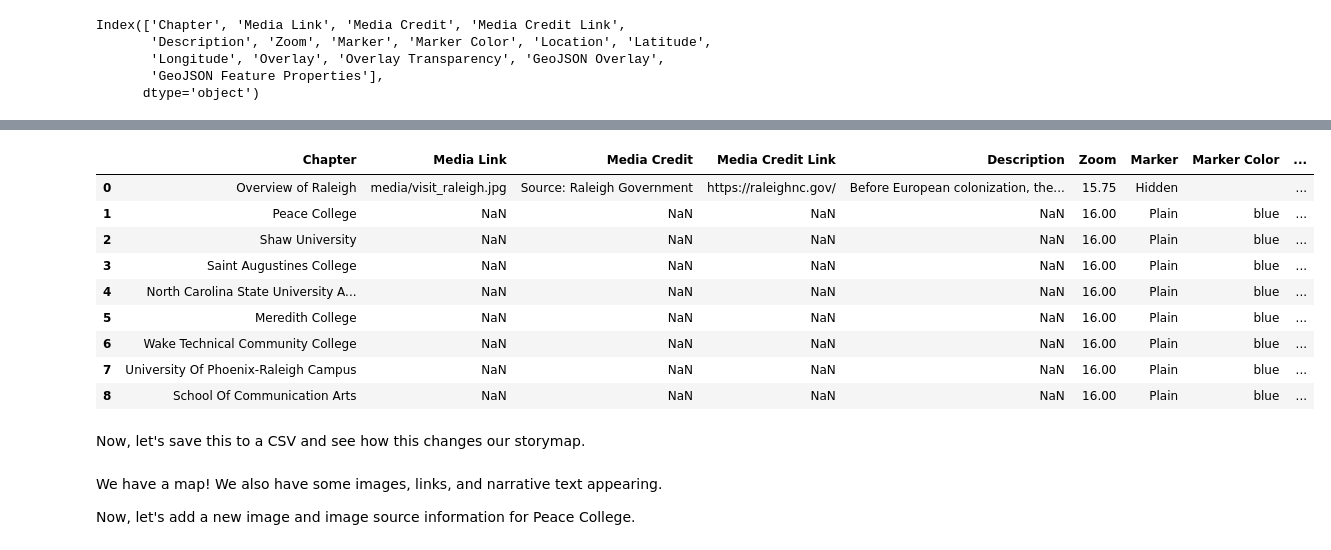
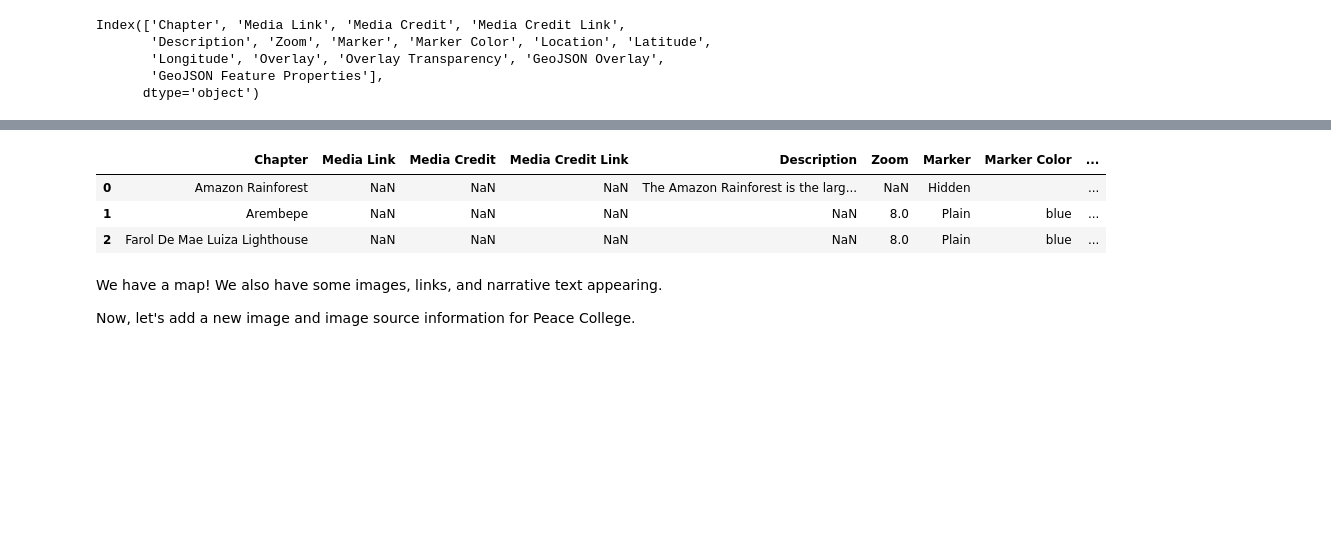
Before and after one commit to EvarikaArkana/gis495-leaf-story-25, a Jupyter notebook: storymap.ipynb, the cells around one changed output, grey strips where cells are left out. Cells and saved outputs as stored; diff of their text form; code cells hidden in the pictures; blank space fills up the shorter version.

```diff
--- a/storymap.ipynb
+++ b/storymap.ipynb
@@ -235,31 +204,29 @@ Index(['Chapter', 'Media Link', 'Media Credit', 'Media Credit Link',
       dtype='object')
 # %%
 # path to the image used for this chapter
-chapter_df.loc[[0], ['Media Link']] = 'media/visit_raleigh.jpg'
+#chapter_df.loc[[0], ['Media Link']] = 'media/visit_raleigh.jpg'
 # Name of image source
-chapter_df.loc[[0], ['Media Credit']] = 'Source: Raleigh Government'
+#chapter_df.loc[[0], ['Media Credit']] = 'Source: Raleigh Government'
 # Link to image
-chapter_df.loc[[0], ['Media Credit Link']] = 'https://raleighnc.gov/'
+#chapter_df.loc[[0], ['Media Credit Link']] = 'https://raleighnc.gov/'
 # Narrative description
-chapter_df.loc[[0], ['Description']] = 'Before European colonization, the Raleigh area was home to indigenous \
-    tribes including the Tuscarora and Occaneechi. Sir Walter Raleigh, among others, funded a group of colonists \
-    to establish the <em>Cittie of Raleigh</em>. These colonists landed on Roanoke Island in <b>1587</b> and \
-    later became known as the "Lost Colony" after the settlement was found abandonded in 1590. In <b>1770</b> \
-    the General Assembly created Wake County. In <b>1792</b>, Raleigh was founded as the state capital of North Carolina.'
+chapter_df.loc[[0], ['Description']] = \
+'The Amazon Rainforest is the largest forest or tropical jungle in the world, as well as the world\'s most diverse land biome. However, \
+    it has been in active deforestation for many years, as well as subject to a significant amount of burning. This is a problem, as it is \
+        also one of the most significant carbon sinks in the world - the second largest on land (the first being the ice caps) and the ocean \
+            being the largest overall. However, the Amazon is the fastest acting.'
 # Zoom level
-chapter_df.loc[[0], ['Zoom']] = 15.75
+# chapter_df.loc[[0], ['Zoom']] = 5
 # Markers can be Hidden, Plain, or Numbered
 chapter_df.loc[[0], ['Marker']] = 'Hidden'
 # if the marker is not Hidden, you can give it a color
 chapter_df.loc[[0], ['Marker Color']] = ''
 # name of the location
-chapter_df.loc[[0], ['Location']] = 'Raleigh, NC'
-chapter_df.loc[[0], ['Latitude']] = 35.7796
-chapter_df.loc[[0], ['Longitude']] = -78.6382
+chapter_df.loc[[0], ['Location']] = 'Amazon Rainforest'
 # If you want to add an overlay of an old map you can search for a georeferenced map at
 # mapwraper.net
 # add the link to the map in the Overlay section
-chapter_df.loc[[0], ['Overlay']] = 'https://mapwarper.net/maps/tile/51816/{z}/{x}/{y}.png'
+chapter_df.loc[[0], ['Overlay']] = ''
 # Set how transparent you want the Overlay image/map to be
 chapter_df.loc[[0], ['Overlay Transparency']] = 0.9
 # %%
@@ -288,33 +247,25 @@ spots.head()
 # %%
 for i in spots.index:
     # print(spots.iloc[i])
-    school_name = spots.loc[[i], ['NAME']].values[0][0].title()
-    lat = spots.loc[[i], ['Y']].values[0][0]
-    lon = spots.loc[[i], ['X']].values[0][0]
-    address = spots.loc[[i], ['ADDRESS']].values[0][0]
+    name = spots.loc[[i], ['Names']].values[0][0]
+    (lat, lon) = spots.loc[[i], ['Points']].values[0][0]
 
-    chapter_df.loc[chapter_df['Chapter'] == school_name, 'Latitude'] = lat
-    chapter_df.loc[chapter_df['Chapter'] == school_name, 'Longitude'] = lon
-    chapter_df.loc[chapter_df['Chapter'] == school_name, 'Location'] = address
+    chapter_df.loc[chapter_df['Chapter'] == name, 'Latitude'] = lat
+    chapter_df.loc[chapter_df['Chapter'] == name, 'Longitude'] = lon
 
-    chapter_df.loc[chapter_df['Chapter'] == school_name, 'Zoom'] = 16
-    chapter_df.loc[chapter_df['Chapter'] == school_name, 'Marker'] = 'Plain'
-    chapter_df.loc[chapter_df['Chapter'] == school_name, 'Marker Color'] = 'blue'
+    if i == 0 :
+        continue
+
+    chapter_df.loc[chapter_df['Chapter'] == name, 'Zoom'] = spots.loc[[i], ['Zoom']]
+    chapter_df.loc[chapter_df['Chapter'] == name, 'Marker'] = 'Plain'
+    chapter_df.loc[chapter_df['Chapter'] == name, 'Marker Color'] = 'blue'
 
 chapter_df
 # %% [output]
 |  | Chapter | Media Link | Media Credit | Media Credit Link | Description | Zoom | Marker | Marker Color | ... |
-| 0 | Overview of Raleigh | media/visit_raleigh.jpg | Source: Raleigh Government | https://raleighnc.gov/ | Before European colonization, the... | 15.75 | Hidden |  | ... |
-| 1 | Peace College | NaN | NaN | NaN | NaN | 16.00 | Plain | blue | ... |
-| 2 | Shaw University | NaN | NaN | NaN | NaN | 16.00 | Plain | blue | ... |
-| 3 | Saint Augustines College | NaN | NaN | NaN | NaN | 16.00 | Plain | blue | ... |
-| 4 | North Carolina State University A... | NaN | NaN | NaN | NaN | 16.00 | Plain | blue | ... |
-| 5 | Meredith College | NaN | NaN | NaN | NaN | 16.00 | Plain | blue | ... |
-| 6 | Wake Technical Community College | NaN | NaN | NaN | NaN | 16.00 | Plain | blue | ... |
-| 7 | University Of Phoenix-Raleigh Campus | NaN | NaN | NaN | NaN | 16.00 | Plain | blue | ... |
-| 8 | School Of Communication Arts | NaN | NaN | NaN | NaN | 16.00 | Plain | blue | ... |
+| 0 | Amazon Rainforest | NaN | NaN | NaN | The Amazon Rainforest is the larg... | NaN | Hidden |  | ... |
+| 1 | Arembepe | NaN | NaN | NaN | NaN | 8.0 | Plain | blue | ... |
+| 2 | Farol De Mae Luiza Lighthouse | NaN | NaN | NaN | NaN | 8.0 | Plain | blue | ... |
-# %% [markdown]
-Now, let's save this to a CSV and see how this changes our storymap.
 # %%
 chapter_df.to_csv('./csv/Chapters.csv')
 # %% [markdown]
```
Also changed, not shown: parts of 22 cells of this notebook, 8 other files.
